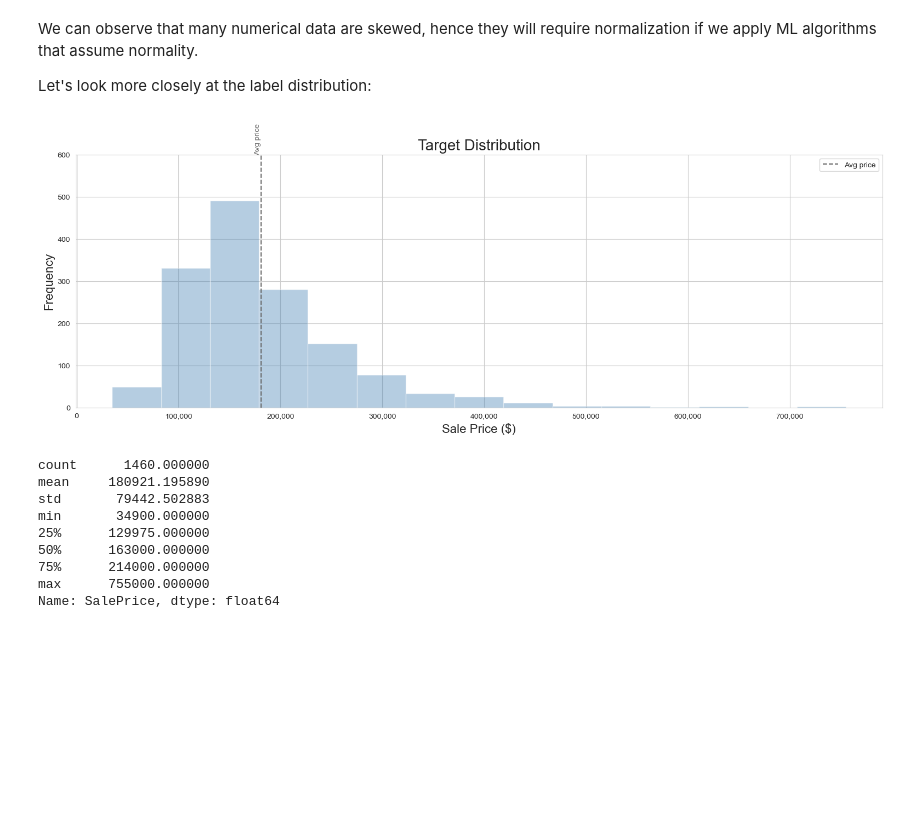
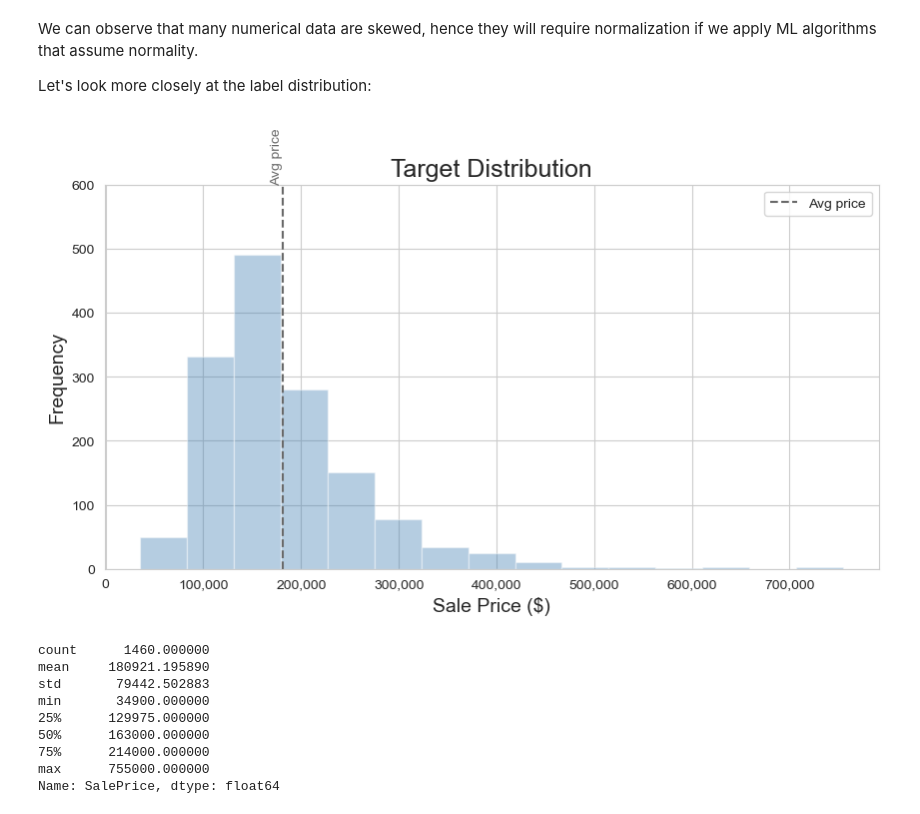
Before and after one commit to anidima/YData_Kaggle_Comp, a Jupyter notebook: EDA_joint.ipynb, the cells around one changed output. Cells and saved outputs as stored; diff of their text form; code cells hidden in the pictures; blank space fills up the shorter version.

```diff
--- a/EDA_joint.ipynb
+++ b/EDA_joint.ipynb
@@ -238,21 +277,0 @@ Our data covers the span of 5 years (2006-2010). Over that time average prices w
-# %%
-# combining month and year
-df['SaleDate'] = df.apply(lambda x: datetime.date(x['YrSold'], x['MoSold'], 1), axis=1)
-
-# how did the price behave over the months
-month_price = df.groupby('SaleDate')['SalePrice'].mean().to_frame('AvgPrice')
-
-sns.set_style("whitegrid")
-
-plt.figure(figsize=(9, 6))
-sns.lineplot(data=month_price, x=month_price.index, y='AvgPrice', color='steelblue')
-plt.axhline(y=month_price['AvgPrice'].mean(), linestyle='--', color='grey', label='Mean Average Price')
-
-plt.title('Average Price', fontsize=20)
-plt.xlabel('Sale Date', fontsize=14)
-plt.ylabel('Average Price ($)', fontsize=14)
-plt.gca().yaxis.set_major_formatter(ticker.StrMethodFormatter('{x:,.0f}'))
-plt.xticks(fontsize=12, rotation=45)
-plt.yticks(fontsize=12)
-plt.legend()
-plt.show();
@@ -303,19 +309,19 @@ Let's look more closely at the label distribution:
 # %%
 # overall distribution
 
-plt.figure(figsize=(19, 6))
+plt.figure(figsize=(10, 5))
 sns.distplot(df['SalePrice'], bins=15, color='steelblue', kde=False)
 plt.axvline(x=df['SalePrice'].mean(), linestyle='--', color='dimgrey', label='Avg price')
 plt.text(df['SalePrice'].mean(), 600, 'Avg price', rotation=90, va='bottom', ha='right', color='dimgrey')
-plt.title('Target Distribution', fontsize=20)
-plt.xlabel('Sale Price ($)', fontsize=16)
-plt.ylabel('Frequency', fontsize=16)
+plt.title('Target Distribution', fontsize=18)
+plt.xlabel('Sale Price ($)', fontsize=14)
+plt.ylabel('Frequency', fontsize=14)
 plt.ylim(0, 600)
 plt.gca().xaxis.set_major_formatter(ticker.StrMethodFormatter('{x:,.0f}'))
 plt.legend()
 plt.show();
 # %% [output]
-[figure, old version]
+[figure, new version]
 # %%
 display(df['SalePrice'].describe())
 print(f'95th percentile: {np.percentile(df["SalePrice"], 95) :,.0f}')
```
Also changed, not shown: parts of 22 cells of this notebook, 1 other file.
